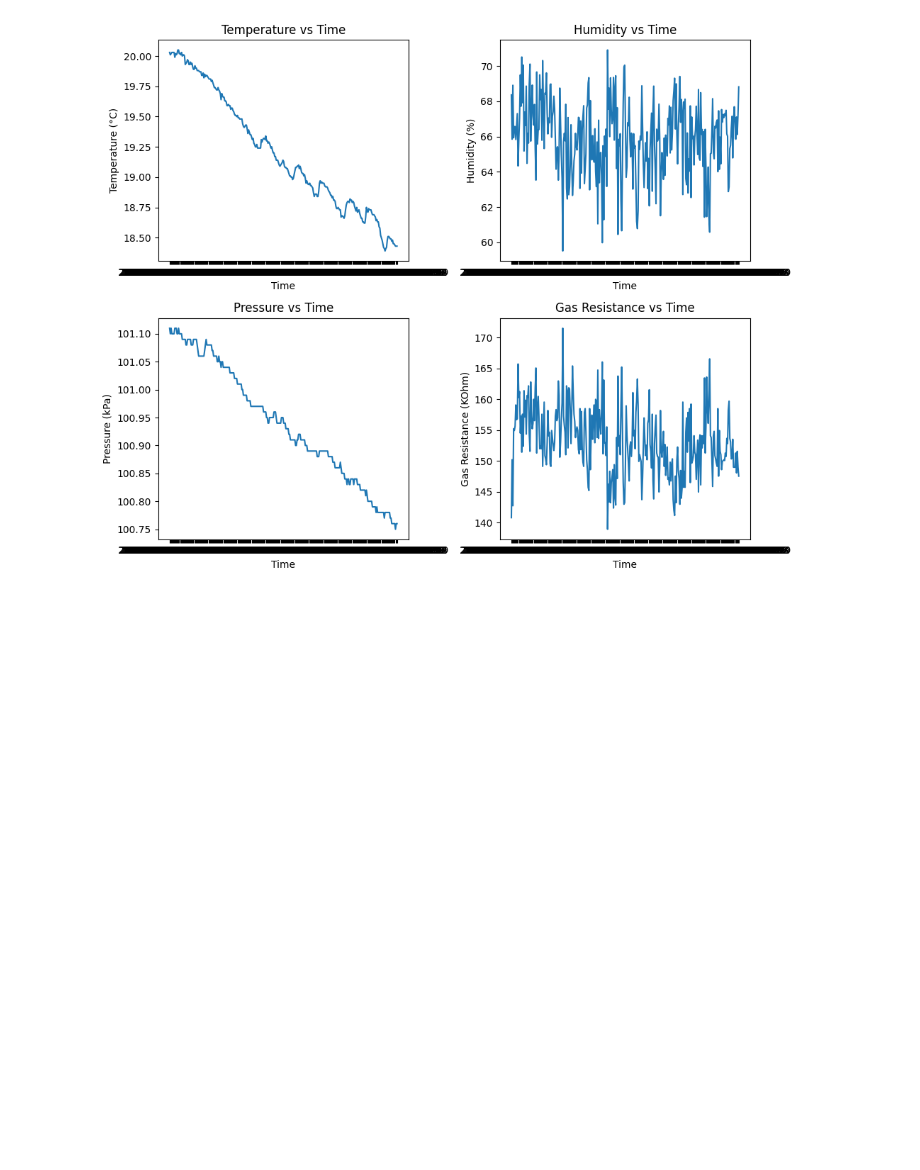
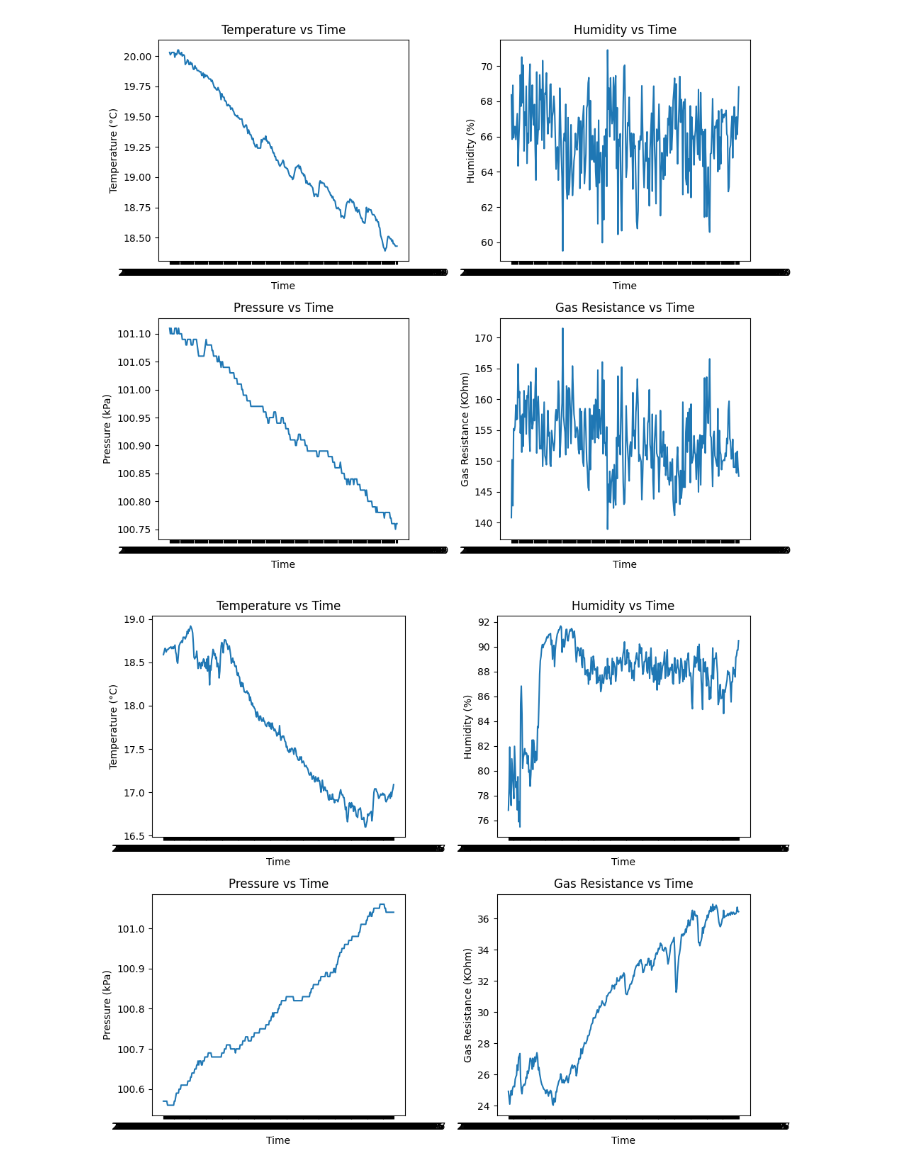
Before and after one commit to 2900xt/rsef-2026, a Jupyter notebook: server-src/data/vis.ipynb, the cells around one changed output. Saved outputs shown, nothing was run; the diff lists cells and outputs as text; code cells hidden in the pictures; blank space fills up the shorter version.

```diff
--- a/server-src/data/vis.ipynb
+++ b/server-src/data/vis.ipynb
@@ -6,6 +6,10 @@ import matplotlib.pyplot as plt
 df = pd.read_csv('data_sensor_01.csv')
 df = df[1000:]
 df = df[::100]
+
+df2 = pd.read_csv('data_sensor_02.csv')
+df2 = df2[200:]
+df2 = df2[::10]
 # %%
 #graphs of temperature vs. time, humidity vs. time, pressure vs. time, and gas resistance vs. time
 #have no x axis markers
@@ -38,3 +42,35 @@ plt.tight_layout()
 plt.show()
 # %% [output]
 [figure]
+# %%
+#graphs of temperature vs. time, humidity vs. time, pressure vs. time, and gas resistance vs. time
+#have no x axis markers
+plt.figure(figsize=(10,8))
+plt.subplot(2, 2, 1)
+plt.plot(df2['Timestamp'], df2['Temperature (C)'])
+plt.title('Temperature vs Time')
+plt.xlabel('Time')
+plt.ylabel('Temperature (°C)')
+
+plt.subplot(2, 2, 2)
+plt.plot(df2['Timestamp'], df2['Humidity (%)'])
+plt.title('Humidity vs Time')
+plt.xlabel('Time')
+plt.ylabel('Humidity (%)')
+
+plt.subplot(2, 2, 3)
+plt.plot(df2['Timestamp'], df2['Pressure (kPa)'])
+plt.title('Pressure vs Time')
+plt.xlabel('Time')
+plt.ylabel('Pressure (kPa)')
+
+plt.subplot(2, 2, 4)
+plt.plot(df2['Timestamp'], df2['Gas Resistance (KOhm)'])
+plt.title('Gas Resistance vs Time')
+plt.xlabel('Time')
+plt.ylabel('Gas Resistance (KOhm)')
+
+plt.tight_layout()
+plt.show()
+# %% [output]
+[figure, added]
```
Also changed, not shown: 4 other files.
